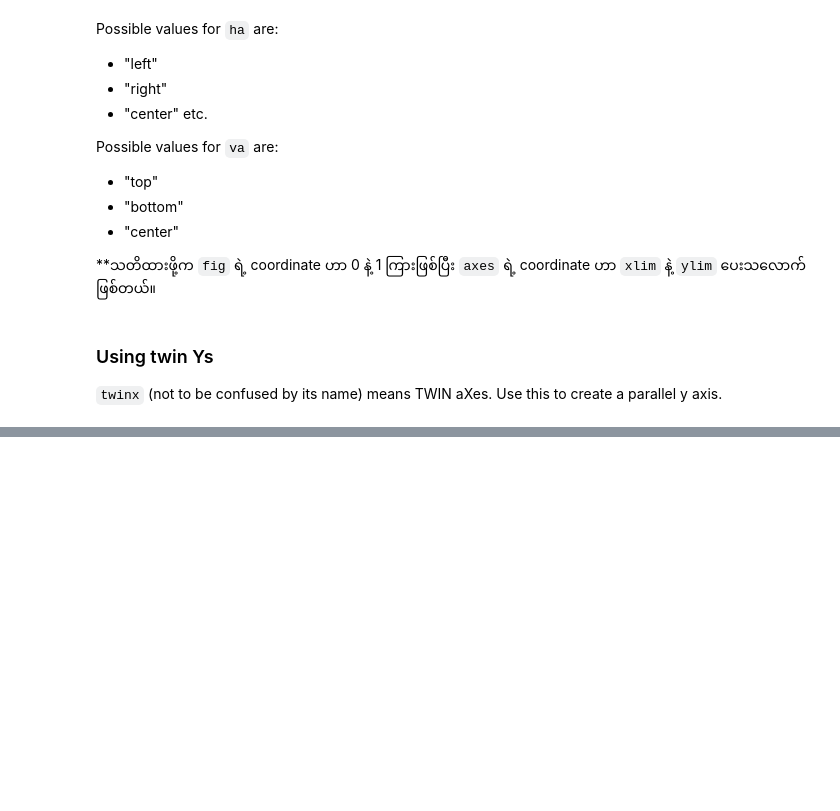
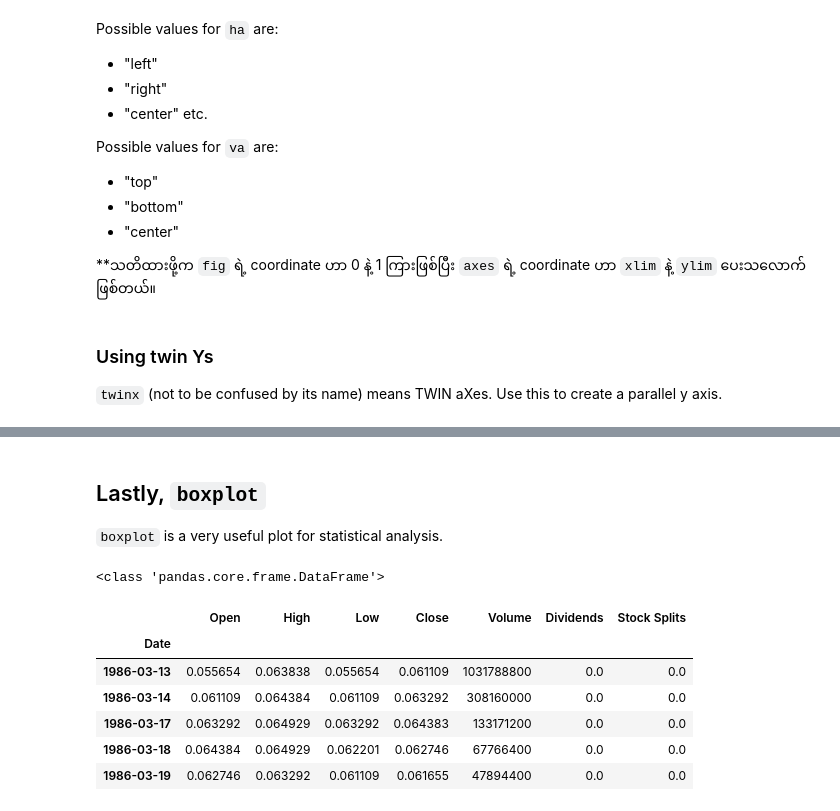
Before and after one commit to neolaw84/data_science_using_python_labs, a Jupyter notebook: week15/01_matplotlib_p2.ipynb, the cells around one changed output, grey strips where cells are left out. Cells and saved outputs as stored; diff of their text form; code cells hidden in the pictures; blank space fills up the shorter version.

```diff
--- a/week15/01_matplotlib_p2.ipynb
+++ b/week15/01_matplotlib_p2.ipynb
@@ -307,0 +306,4 @@ plt.show()
+# %% [markdown]
+## Lastly, `boxplot`
+
+`boxplot` is a very useful plot for statistical analysis.
@@ -307,0 +312,17 @@ plt.show()
+# %%
+import yfinance as yf
+msft = yf.Ticker("MSFT")
+
+# get historical market data
+hist = msft.history(period="max")
+print (type(hist))
+hist.head()
+# %% [output]
+<class 'pandas.core.frame.DataFrame'>
+|  | Open | High | Low | Close | Volume | Dividends | Stock Splits |
+| Date |  |  |  |  |  |  |  |
+| 1986-03-13 | 0.055654 | 0.063838 | 0.055654 | 0.061109 | 1031788800 | 0.0 | 0.0 |
+| 1986-03-14 | 0.061109 | 0.064384 | 0.061109 | 0.063292 | 308160000 | 0.0 | 0.0 |
+| 1986-03-17 | 0.063292 | 0.064929 | 0.063292 | 0.064383 | 133171200 | 0.0 | 0.0 |
+| 1986-03-18 | 0.064384 | 0.064929 | 0.062201 | 0.062746 | 67766400 | 0.0 | 0.0 |
+| 1986-03-19 | 0.062746 | 0.063292 | 0.061109 | 0.061655 | 47894400 | 0.0 | 0.0 |
```
Also changed, not shown: parts of 7 cells of this notebook.
